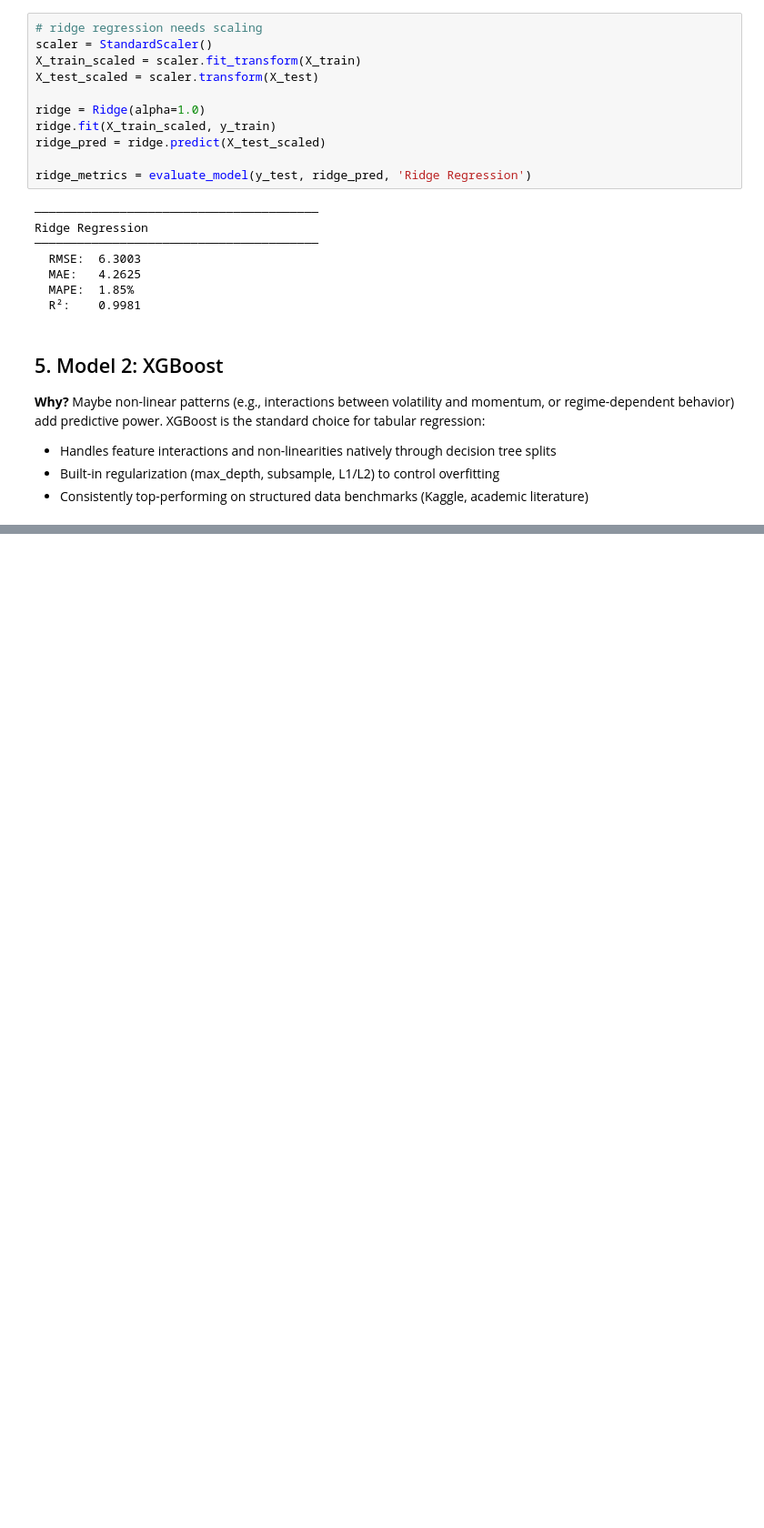
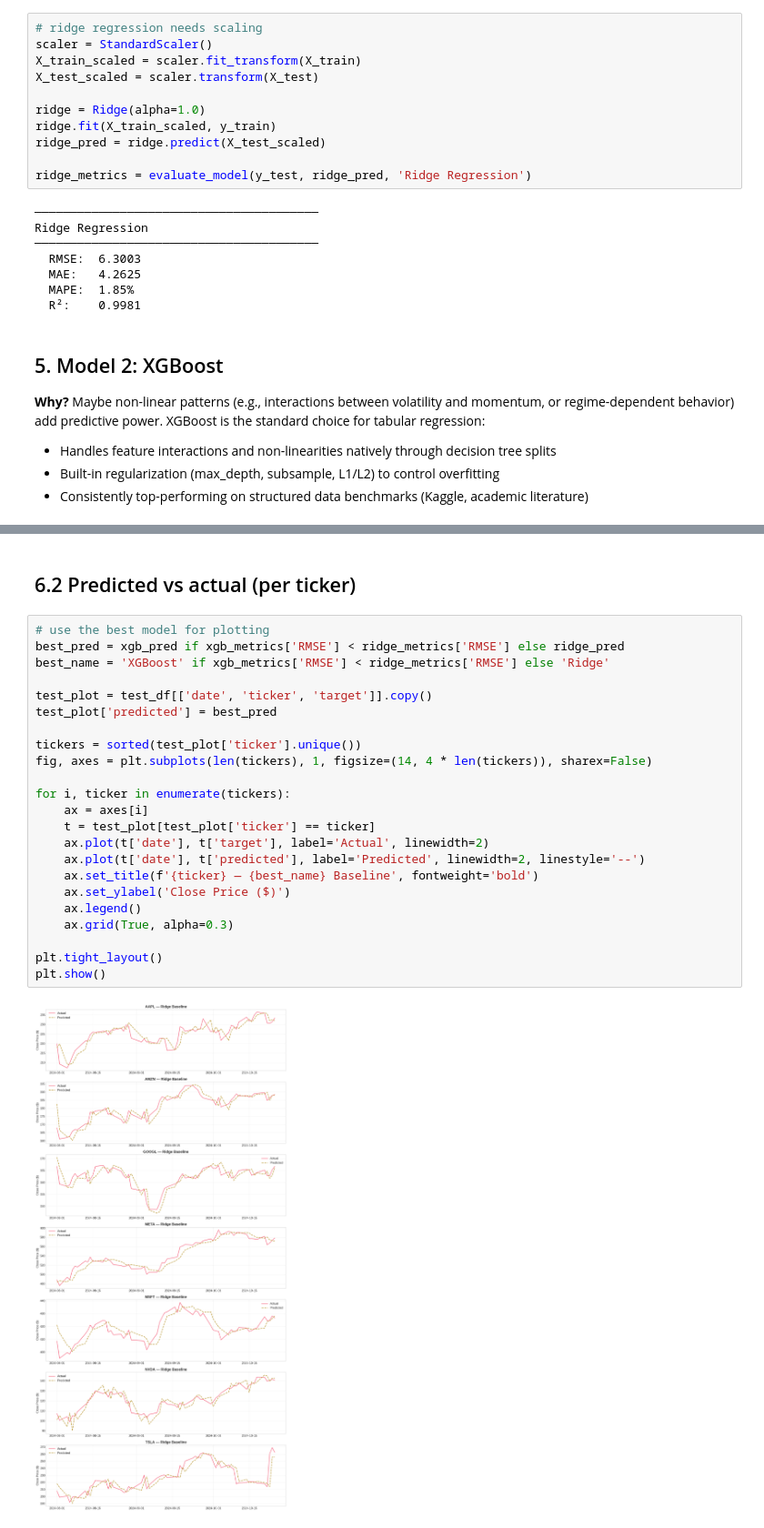
Before and after one commit to oddmayo/sp-global_assessment, a Jupyter notebook: 02_baseline.ipynb, the cells around one changed output, grey strips where cells are left out. Shown at 91% size. Drawn from its saved outputs; the diff is of its cells as text; blank space fills up the shorter version.

Commit message:
models evaluation

```diff
--- a/02_baseline.ipynb
+++ b/02_baseline.ipynb
@@ -237,0 +260,27 @@ xgb_metrics = evaluate_model(y_test, xgb_pred, 'XGBoost')
+# %% [markdown]
+## 6.2 Predicted vs actual (per ticker)
+# %%
+# use the best model for plotting
+best_pred = xgb_pred if xgb_metrics['RMSE'] < ridge_metrics['RMSE'] else ridge_pred
+best_name = 'XGBoost' if xgb_metrics['RMSE'] < ridge_metrics['RMSE'] else 'Ridge'
+
+test_plot = test_df[['date', 'ticker', 'target']].copy()
+test_plot['predicted'] = best_pred
+
+tickers = sorted(test_plot['ticker'].unique())
+fig, axes = plt.subplots(len(tickers), 1, figsize=(14, 4 * len(tickers)), sharex=False)
+
+for i, ticker in enumerate(tickers):
+    ax = axes[i]
+    t = test_plot[test_plot['ticker'] == ticker]
+    ax.plot(t['date'], t['target'], label='Actual', linewidth=2)
+    ax.plot(t['date'], t['predicted'], label='Predicted', linewidth=2, linestyle='--')
+    ax.set_title(f'{ticker} — {best_name} Baseline', fontweight='bold')
+    ax.set_ylabel('Close Price ($)')
+    ax.legend()
+    ax.grid(True, alpha=0.3)
+
+plt.tight_layout()
+plt.show()
+# %% [output]
+[figure, added]
```
Also changed, not shown: parts of 8 cells of this notebook.
